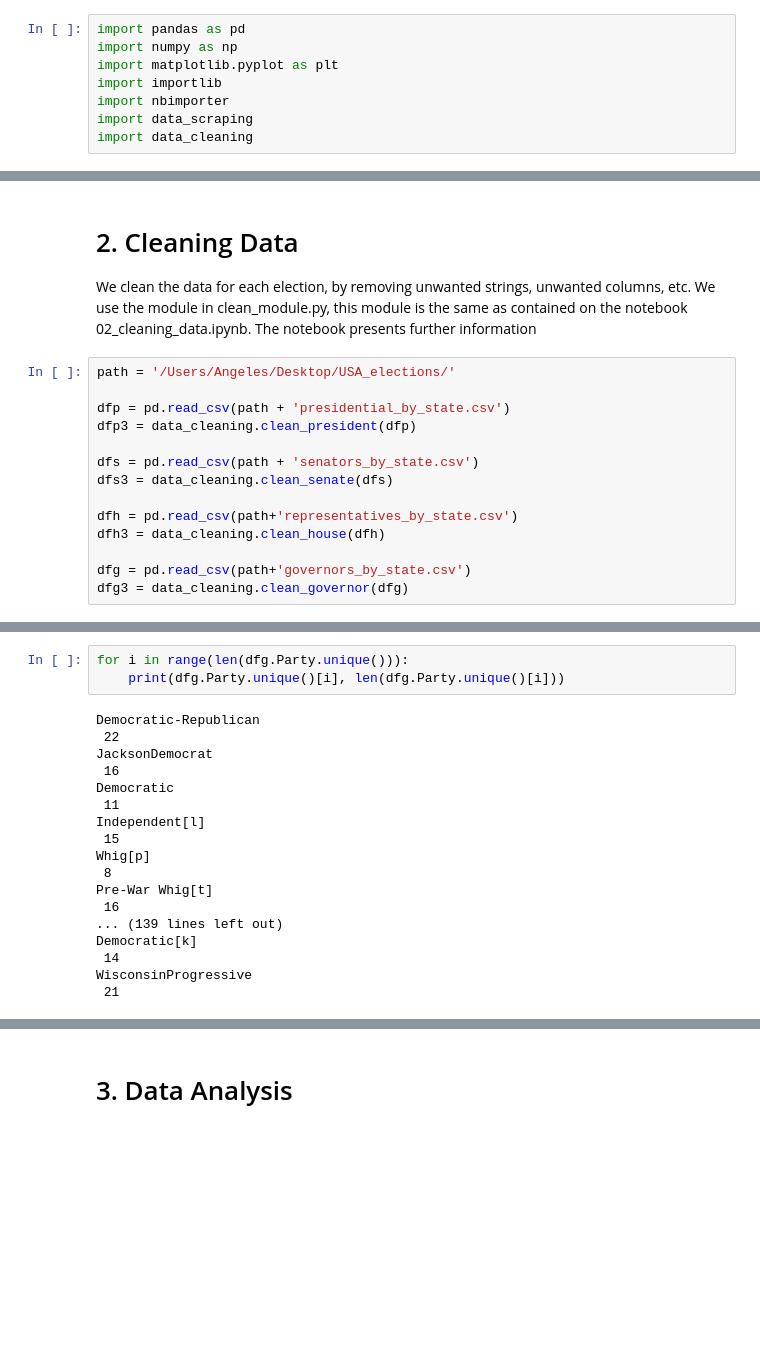
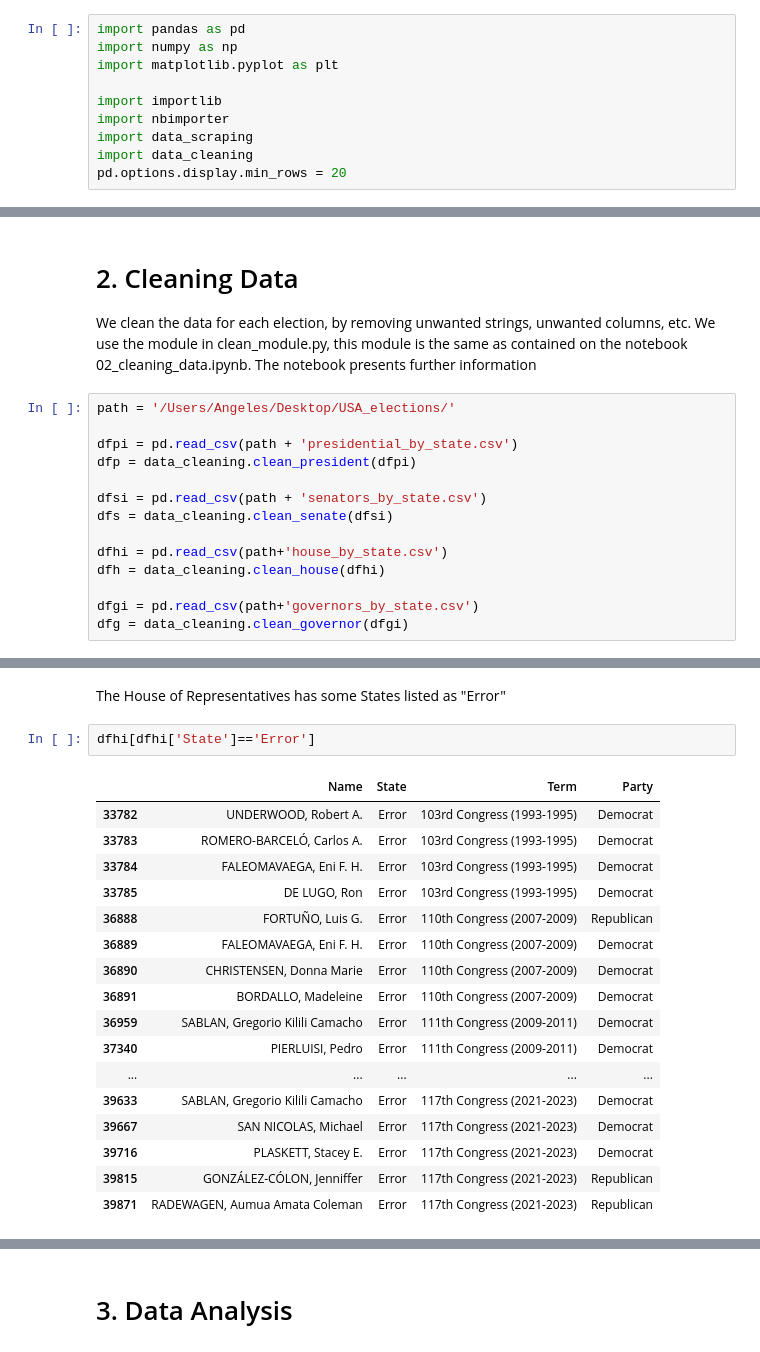
Before and after one commit to mangelesg/USA_elections, a Jupyter notebook: data_analysis.ipynb, the cells around one changed output, grey strips where cells are left out. Cells and saved outputs as stored; diff of their text form; blank space fills up the shorter version.

```diff
--- a/data_analysis.ipynb
+++ b/data_analysis.ipynb
@@ -2,10 +2,12 @@
 import pandas as pd
 import numpy as np
 import matplotlib.pyplot as plt
+
 import importlib
 import nbimporter
 import data_scraping
 import data_cleaning
+pd.options.display.min_rows = 20
 # %%
 importlib.reload(data_scraping)
 importlib.reload(data_cleaning)
@@ -52,14 +52,14 @@ We clean the data for each election, by removing unwanted strings, unwanted colu
 # %%
 path = '/Users/Angeles/Desktop/USA_elections/'
 
-dfp = pd.read_csv(path + 'presidential_by_state.csv')
-dfp3 = data_cleaning.clean_president(dfp)
+dfpi = pd.read_csv(path + 'presidential_by_state.csv')
+dfp = data_cleaning.clean_president(dfpi)
 
-dfs = pd.read_csv(path + 'senators_by_state.csv')
-dfs3 = data_cleaning.clean_senate(dfs)
+dfsi = pd.read_csv(path + 'senators_by_state.csv')
+dfs = data_cleaning.clean_senate(dfsi)
 
-dfh = pd.read_csv(path+'representatives_by_state.csv')
-dfh3 = data_cleaning.clean_house(dfh)
+dfhi = pd.read_csv(path+'house_by_state.csv')
+dfh = data_cleaning.clean_house(dfhi)
 
-dfg = pd.read_csv(path+'governors_by_state.csv')
-dfg3 = data_cleaning.clean_governor(dfg)
+dfgi = pd.read_csv(path+'governors_by_state.csv')
+dfg = data_cleaning.clean_governor(dfgi)
@@ -91,21 +66,22 @@ dfg[dfg.Party.str.contains('Somerest County Board')]
-# %%
-for i in range(len(dfg.Party.unique())):
-    print(dfg.Party.unique()[i], len(dfg.Party.unique()[i]))
-# %% [output]
-Democratic-Republican
- 22
-JacksonDemocrat
- 16
-Democratic
- 11
-Independent[l]
- 15
-Whig[p]
- 8
-Pre-War Whig[t]
- 16
-... (139 lines left out)
-Democratic[k]
- 14
-WisconsinProgressive
- 21
+# %% [markdown]
+The House of Representatives has some States listed as "Error"
+# %%
+dfhi[dfhi['State']=='Error']
+# %% [output]
+|  | Name | State | Term | Party |
+| 33782 | UNDERWOOD, Robert A. | Error | 103rd Congress (1993-1995) | Democrat |
+| 33783 | ROMERO-BARCELÓ, Carlos A. | Error | 103rd Congress (1993-1995) | Democrat |
+| 33784 | FALEOMAVAEGA, Eni F. H. | Error | 103rd Congress (1993-1995) | Democrat |
+| 33785 | DE LUGO, Ron | Error | 103rd Congress (1993-1995) | Democrat |
+| 36888 | FORTUÑO, Luis G. | Error | 110th Congress (2007-2009) | Republican |
+| 36889 | FALEOMAVAEGA, Eni F. H. | Error | 110th Congress (2007-2009) | Democrat |
+| 36890 | CHRISTENSEN, Donna Marie | Error | 110th Congress (2007-2009) | Democrat |
+| 36891 | BORDALLO, Madeleine | Error | 110th Congress (2007-2009) | Democrat |
+| 36959 | SABLAN, Gregorio Kilili Camacho | Error | 111th Congress (2009-2011) | Democrat |
+| 37340 | PIERLUISI, Pedro | Error | 111th Congress (2009-2011) | Democrat |
+| ... | ... | ... | ... | ... |
+| 39633 | SABLAN, Gregorio Kilili Camacho | Error | 117th Congress (2021-2023) | Democrat |
+| 39667 | SAN NICOLAS, Michael | Error | 117th Congress (2021-2023) | Democrat |
+| 39716 | PLASKETT, Stacey E. | Error | 117th Congress (2021-2023) | Democrat |
+| 39815 | GONZÁLEZ-CÓLON, Jenniffer | Error | 117th Congress (2021-2023) | Republican |
+| 39871 | RADEWAGEN, Aumua Amata Coleman | Error | 117th Congress (2021-2023) | Republican |
```
Also changed, not shown: parts of 35 cells of this notebook, 5 other files.
